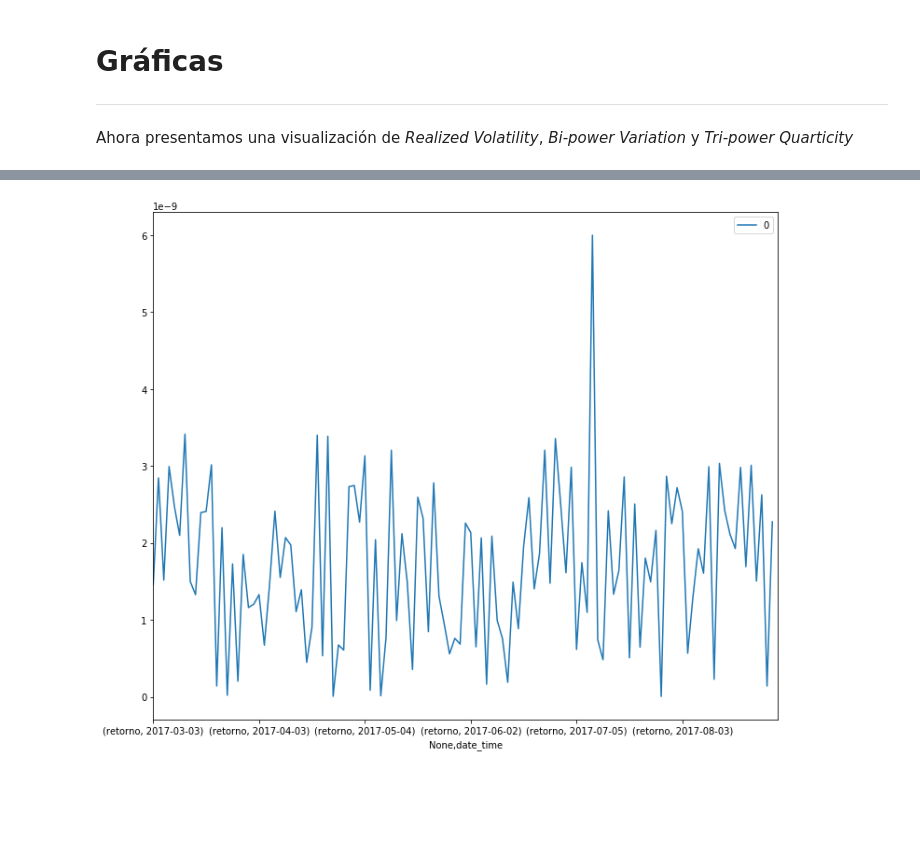
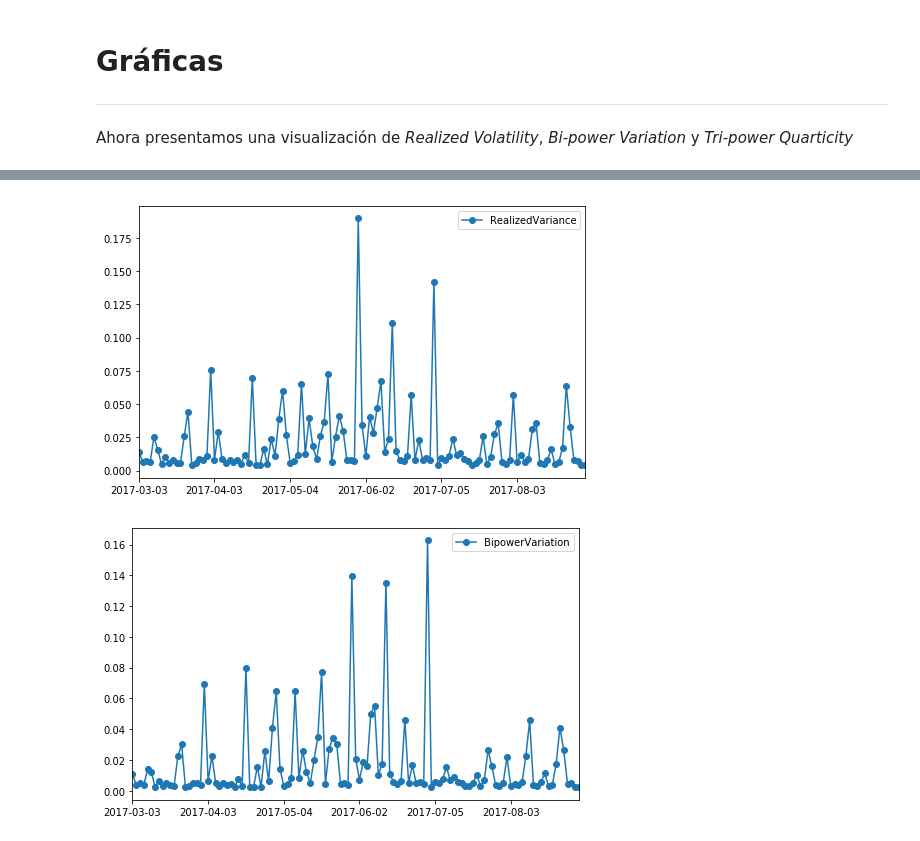
Before and after one commit to nromerodiaz/MarketQualityParams, a Jupyter notebook: JumpStatistic.ipynb, the cells around one changed output, grey strips where cells are left out. Cells and saved outputs as stored; diff of their text form; code cells hidden in the pictures; blank space fills up the shorter version.

```diff
--- a/JumpStatistic.ipynb
+++ b/JumpStatistic.ipynb
@@ -81,21 +213,0 @@ donde $$\mu_k \equiv \frac{2^{k/2}}{\Gamma(1/2)}\Gamma\left[ \frac{(k+1)}{2} \ri
-# %%
-# Tri-power quarticity
-
-def TQ(stockdailyret):
-
-    M    = len(stockdailyret)
-    mu43 = np.float_power(2., 2./3.)*gamma(7./6.)*gamma(0.5)
-
-    sums = 0
-
-    stockdailyret = np.abs(stockdailyret) #.values
-    pp = 4./3.
-
-    for i in range(2, len(stockdailyret)):
-        temp  = np.float_power(stockdailyret[i], pp) * np.float_power(stockdailyret[i-1], pp) * np.float_power(stockdailyret[i-2], pp)
-        sums += temp
-        #print("sums", sums)
-    #print("Tri-power quarticity:", (delt/(mu43**3))*sums)
-
-    #return (delt/(mu43**3))*sums
-    return np.float_power(mu43, -3.0)*M*(M/(M-2))*sums
@@ -340,5 +309,33 @@ plt.show()
-# %%
-tripower_quart.plot(figsize=(12, 10))
-plt.show()
-# %% [output]
-[figure, removed]
+# %%
+# Guardamos los dias
+dias = data["dia"].drop_duplicates(keep="first").values
+
+# Separamos los datos por dia
+datos_diarios = sep_date(data)
+
+realized_volat = []
+bipower_var    = []
+tripower_quart = []
+
+for df in datos_diarios:
+    realized_volat.append(RV(df))
+    bipower_var.append(BV(df))
+    tripower_quart.append(TQ(df))
+
+realized_volat = DataFrame({"RealizedVariance": realized_volat}, index=dias)
+bipower_var    = DataFrame({"BipowerVariation": bipower_var}, index=dias)
+tripower_quart = DataFrame({"TripowerQuarticity": tripower_quart}, index=dias)
+# %%
+# Grafica RV
+
+realized_volat.plot(figsize=(8, 5), marker="o")
+plt.show()
+# %% [output]
+[figure, added]
+# %%
+# Grafica BV
+
+bipower_var.plot(figsize=(8, 5), marker="o")
+plt.show()
+# %% [output]
+[figure, added]
```
Also changed, not shown: parts of 51 cells of this notebook.
